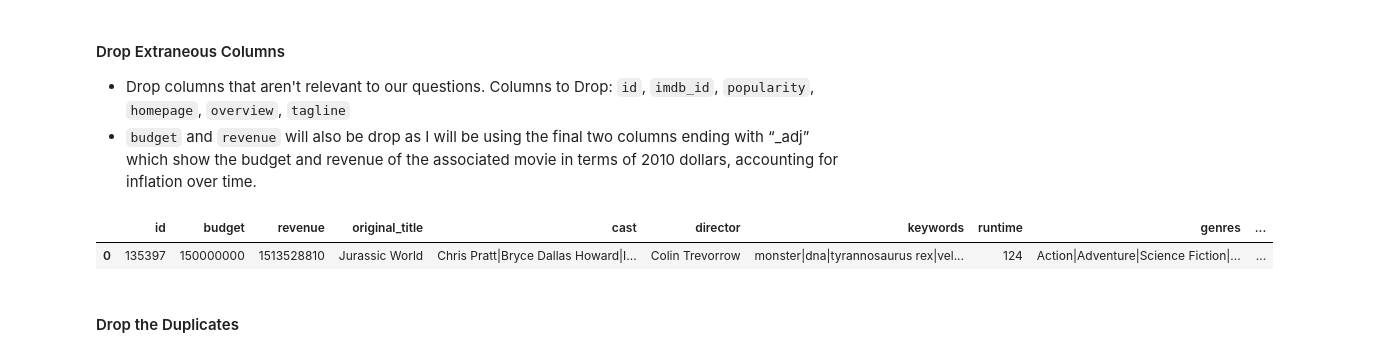
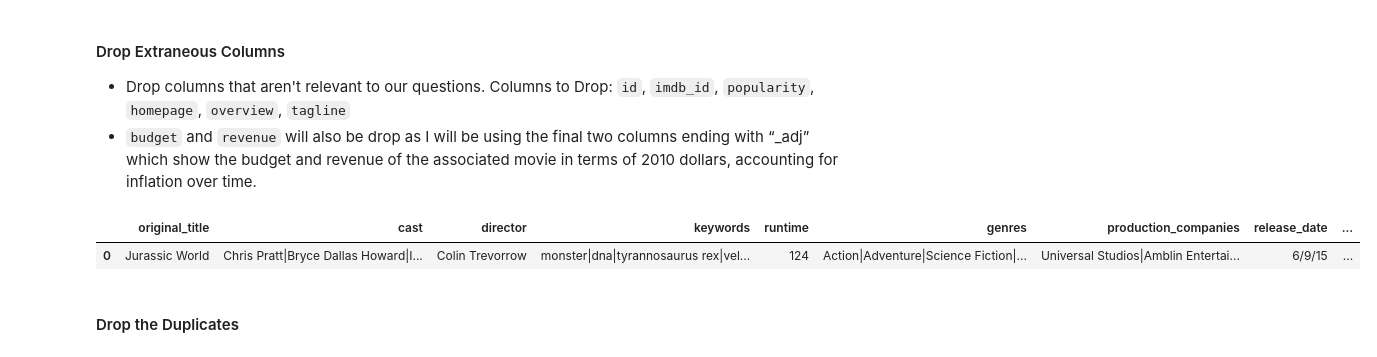
Before and after one commit to emilylauyw/Udacity-DAND-Project3-Investigate-TMDb-Movie-Dataset, a Jupyter notebook: investigate-tmdb-dataset.ipynb, the cells around one changed output. Cells and saved outputs as stored; diff of their text form; code cells hidden in the pictures.

````diff
--- a/investigate-tmdb-dataset.ipynb
+++ b/investigate-tmdb-dataset.ipynb
@@ -195,13 +193,14 @@ After the above discussion on the structure of the dataset and the problems that
 - ```budget``` and ```revenue``` will also be drop as I will be using the final two columns ending with “_adj” which show the budget and revenue of the associated movie in terms of 2010 dollars, accounting for inflation over time.
 # %%
 # drop columns from the dataset
-movie_df.drop(['imdb_id', 'popularity', 'homepage', 'overview', 'tagline'], axis=1, inplace=True)
+movie_df.drop(['id', 'imdb_id', 'popularity', 'budget', 'revenue', 'homepage', 'overview', 'vote_count',
+               'vote_average', 'tagline'], axis=1, inplace=True)
 
 # confirm changes
 movie_df.head(1)
 # %% [output]
-|  | id | budget | revenue | original_title | cast | director | keywords | runtime | genres | ... |
-| 0 | 135397 | 150000000 | 1513528810 | Jurassic World | Chris Pratt|Bryce Dallas Howard|I... | Colin Trevorrow | monster|dna|tyrannosaurus rex|vel... | 124 | Action|Adventure|Science Fiction|... | ... |
+|  | original_title | cast | director | keywords | runtime | genres | production_companies | release_date | ... |
+| 0 | Jurassic World | Chris Pratt|Bryce Dallas Howard|I... | Colin Trevorrow | monster|dna|tyrannosaurus rex|vel... | 124 | Action|Adventure|Science Fiction|... | Universal Studios|Amblin Entertai... | 6/9/15 | ... |
 # %% [markdown]
 #### Drop the Duplicates
 # %%
````
Also changed, not shown: parts of 11 cells of this notebook.
